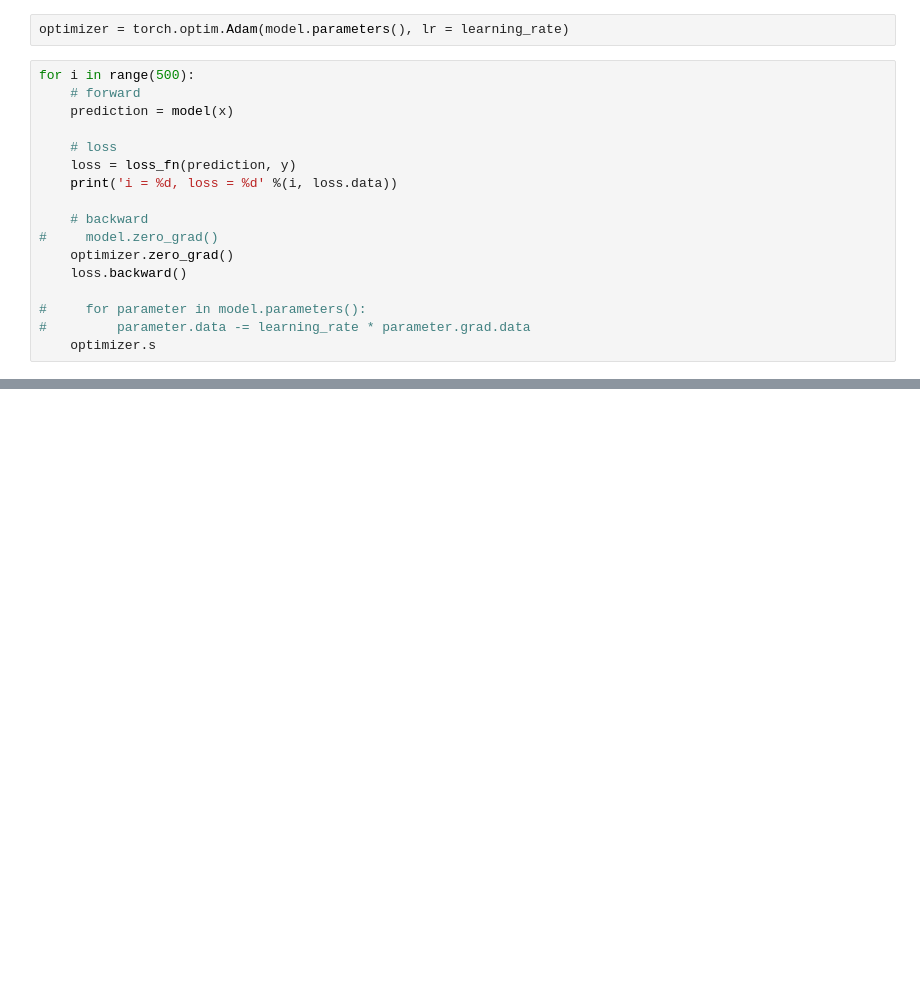
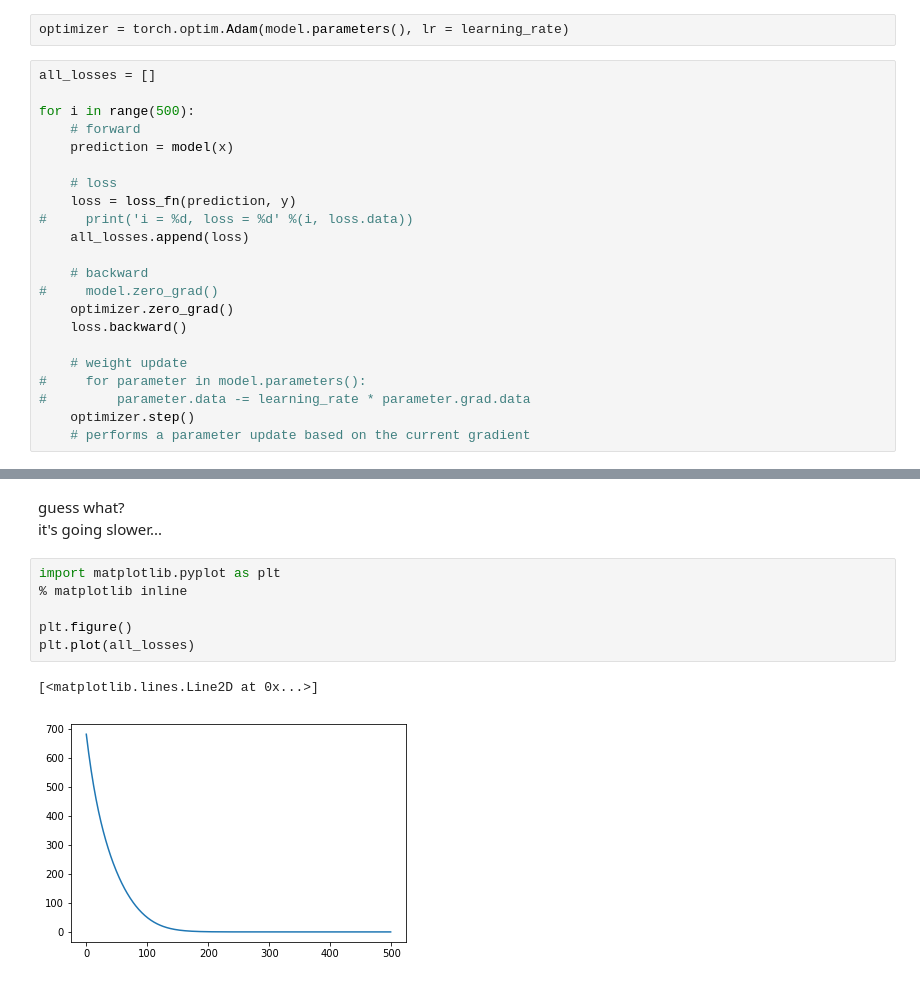
Before and after one commit to Jhansoll/pytorch_practice, a Jupyter notebook: 07_pytorch_neuralnet_nnoptim.ipynb, the cells around one changed output, grey strips where cells are left out. Drawn from its saved outputs; the diff is of its cells as text; blank space fills up the shorter version.

```diff
--- a/07_pytorch_neuralnet_nnoptim.ipynb
+++ b/07_pytorch_neuralnet_nnoptim.ipynb
@@ -17,19 +70,24 @@ loss_fn = torch.nn.MSELoss(reduction = 'sum')
 # %%
 optimizer = torch.optim.Adam(model.parameters(), lr = learning_rate)
 # %%
+all_losses = []
+
 for i in range(500):
     # forward
     prediction = model(x)
 
     # loss
     loss = loss_fn(prediction, y)
-    print('i = %d, loss = %d' %(i, loss.data))
+#     print('i = %d, loss = %d' %(i, loss.data))
+    all_losses.append(loss)
 
     # backward
 #     model.zero_grad()
     optimizer.zero_grad()
     loss.backward()
 
+    # weight update
 #     for parameter in model.parameters():
 #         parameter.data -= learning_rate * parameter.grad.data
-    optimizer.s
+    optimizer.step()
+    # performs a parameter update based on the current gradient
@@ -53,0 +94,12 @@ i = 499, loss = 0
+# %% [markdown]
+guess what?
+it's going slower...
+# %%
+import matplotlib.pyplot as plt
+% matplotlib inline
+
+plt.figure()
+plt.plot(all_losses)
+# %% [output]
+[<matplotlib.lines.Line2D at 0x...>]
+[figure, added]
```
Also changed, not shown: parts of 5 cells of this notebook.
